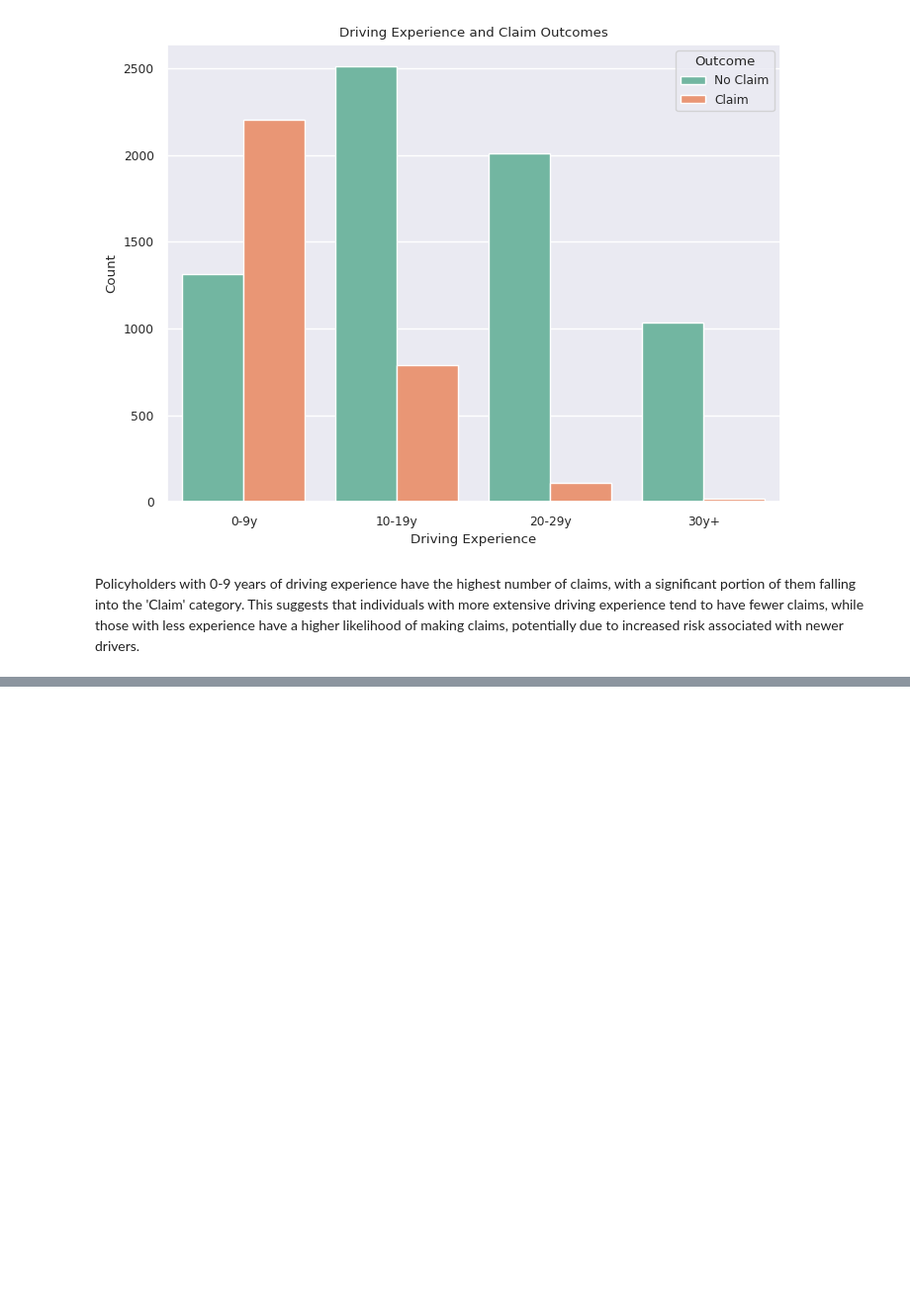
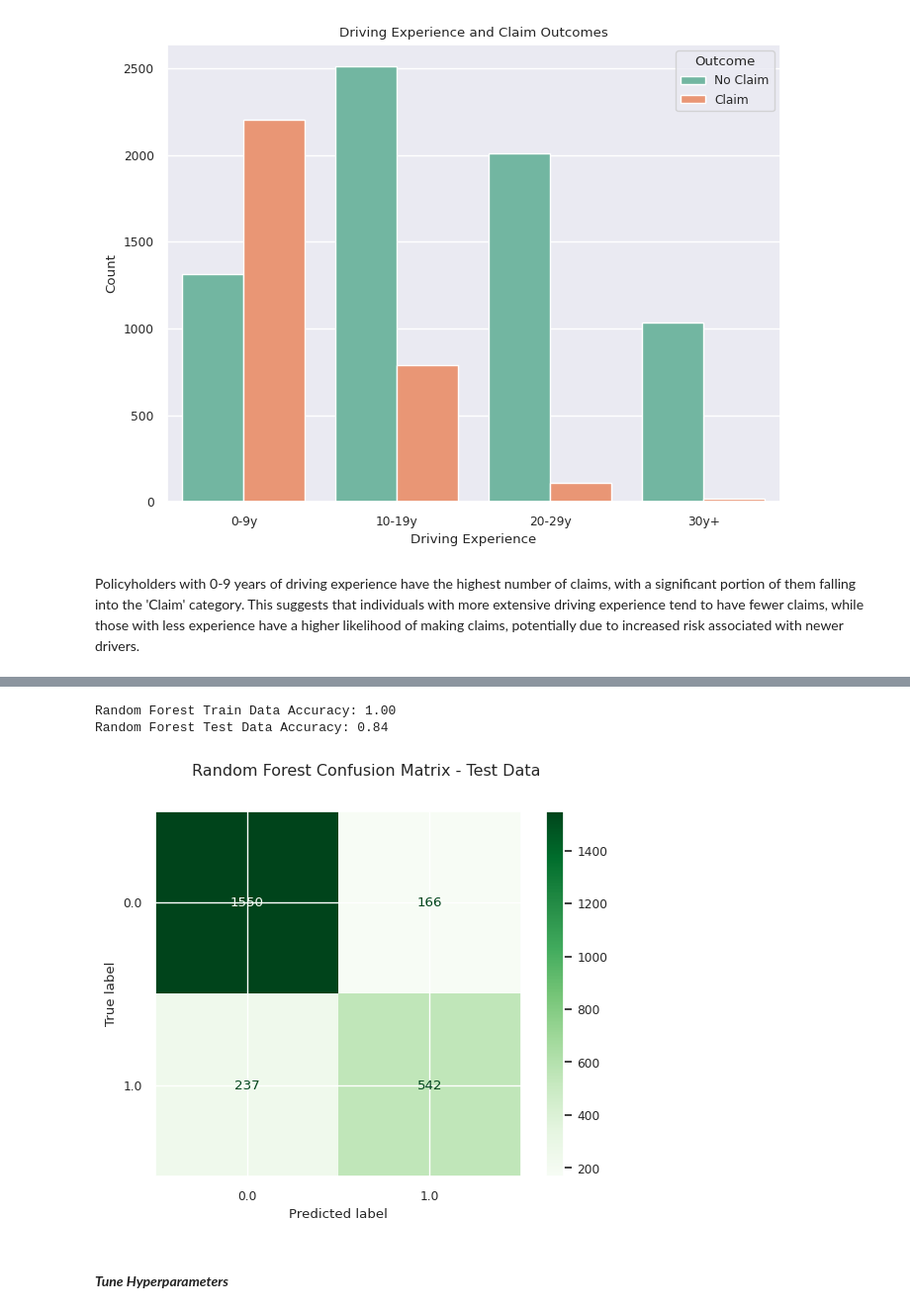
Before and after one commit to LeratoMatlala1/Car-Insurance-Claims-Classification, a Jupyter notebook: Project_2.ipynb, the cells around one changed output, grey strips where cells are left out. Shown at 99% size. Saved outputs shown, nothing was run; the diff lists cells and outputs as text; code cells hidden in the pictures; blank space fills up the shorter version.

```diff
--- a/Project_2.ipynb
+++ b/Project_2.ipynb
@@ -412,0 +1112,13 @@ Stroke_df.shape
+# %%
+# Specify the desired explained variance threshold (90%)
+desired_variance = 0.90
+
+# Create a PCA instance with the desired explained variance
+pca = PCA(n_components=desired_variance)
+
+# Fit PCA to  data
+X_train_pca = pca.fit_transform(X_train_tf)
+X_test_pca = pca.transform(X_test_tf)
+# %%
+#Fit the model on the training data with PCA
+dec_tree.fit(X_train_pca, y_train)
@@ -412,0 +1152,7 @@ Stroke_df.shape
+# %%
+# Instantiate a default logistic regression
+RF = RandomForestClassifier(random_state = 42)
+# Fit the model on the training data
+RF_Pipe = make_pipeline(col_transformer, RF)
+
+RF_Pipe.fit(X_train, y_train)
@@ -412,0 +1179,10 @@ Stroke_df.shape
+# %%
+# Generate predictions for the training and test dataset using the model and print the classification report
+train_preds_RF = RF_Pipe.predict(X_train)
+test_preds_RF = RF_Pipe.predict(X_test)
+
+print('Random Forest Classification Report for Training Data')
+print(classification_report(y_train, train_preds_RF))
+
+print('Random Forest Classification Report for Training Data')
+print(classification_report(y_test, test_preds_RF))
@@ -412,0 +1209,9 @@ Stroke_df.shape
+# %%
+#Pring the accuracy scores
+rfaccuracytrain = accuracy_score(y_train, train_preds_RF)
+rfaccuracytest = accuracy_score(y_test, test_preds_RF)
+print(f'Random Forest Train Data Accuracy: {rfaccuracytrain:.2f}')
+print(f'Random Forest Test Data Accuracy: {rfaccuracytest:.2f}')
+# %% [output]
+Random Forest Train Data Accuracy: 1.00
+Random Forest Test Data Accuracy: 0.84
@@ -412,0 +1222,9 @@ Stroke_df.shape
+# %%
+# Create confusion matrix for test data
+ConfusionMatrixDisplay.from_predictions(y_test, test_preds_RF,
+                cmap='Greens')
+plt.suptitle('Random Forest Confusion Matrix - Test Data');
+# %% [output]
+[figure, added]
+# %% [markdown]
+#### ***Tune Hyperparameters***
```
Also changed, not shown: parts of 126 cells of this notebook.
